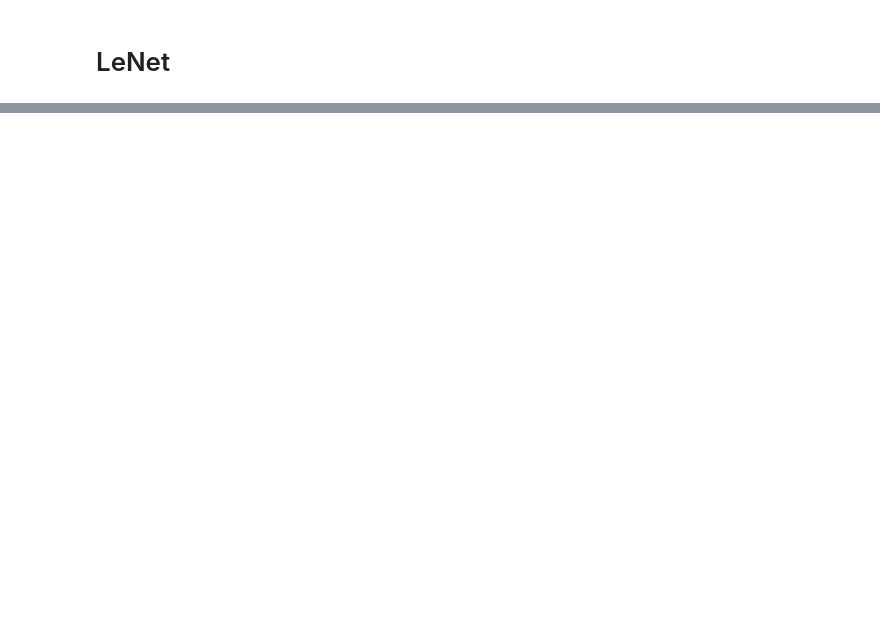
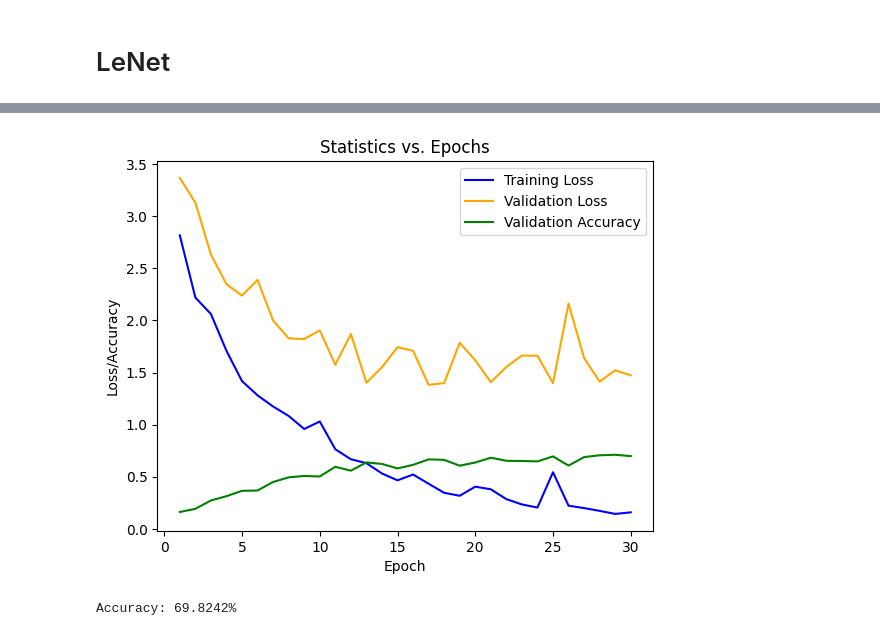
Before and after one commit to noahlangendoen/NBATeamClassifier, a Jupyter notebook: CSCI487_Model_DevelopmentNew.ipynb, the cells around one changed output, grey strips where cells are left out. Cells and saved outputs as stored; diff of their text form; code cells hidden in the pictures; blank space fills up the shorter version.

```diff
--- a/CSCI487_Model_DevelopmentNew.ipynb
+++ b/CSCI487_Model_DevelopmentNew.ipynb
@@ -558,0 +542,10 @@ Accuracy: 56.0739%
+# %%
+model = models.resnet50()
+model.fc = nn.Linear(2048, 30)
+model = model.to(device)
+criterion = nn.CrossEntropyLoss()
+optimizer = optim.Adam(model.parameters(), lr=0.001)
+
+model = trainModel(model, 30)
+print(f"Accuracy: {evaluateModel(model, testLoader):.4f}%")
+# %% [output]
@@ -558,0 +569,2 @@ Accuracy: 56.0739%
+[figure, added]
+Accuracy: 69.8242%
```
Also changed, not shown: parts of 17 cells of this notebook.
